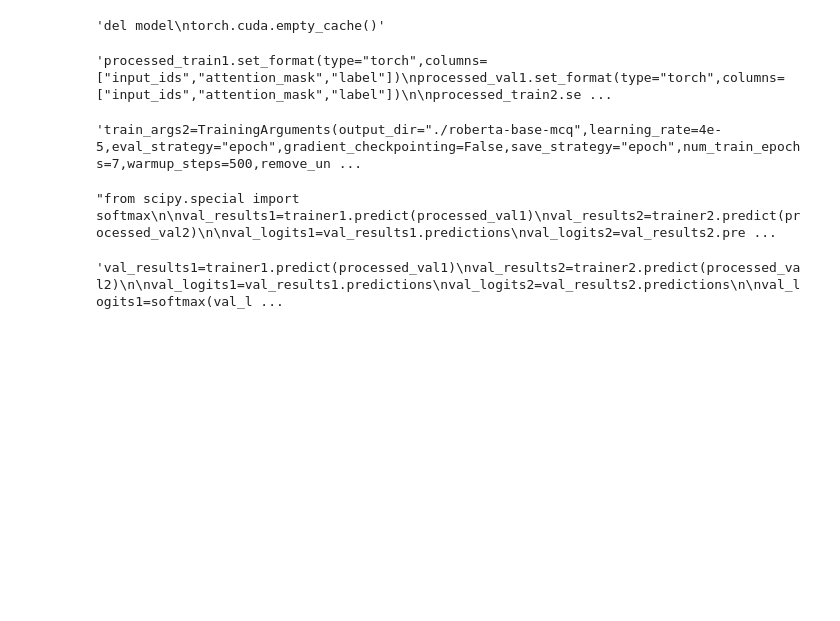
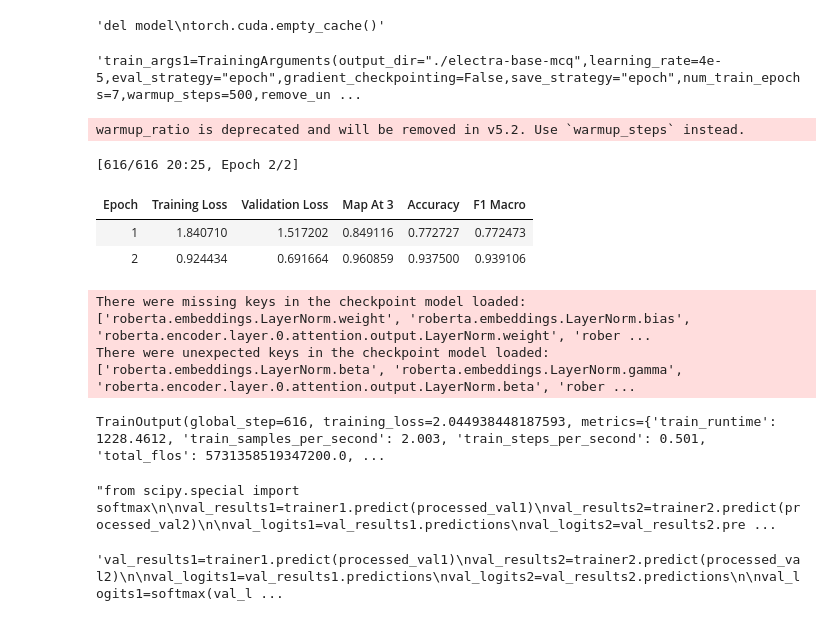
Before and after one commit to 24f2002314/DL-24f2002314-notebook-t22026, a Jupyter notebook: DL-24f2002314-notebook-t22026.ipynb, the cells around one changed output. Cells and saved outputs as stored; diff of their text form; code cells hidden in the pictures; blank space fills up the shorter version.

```diff
--- a/DL-24f2002314-notebook-t22026.ipynb
+++ b/DL-24f2002314-notebook-t22026.ipynb
@@ -363,16 +363,21 @@ train_loader=DataLoader(train_ds,batch_size=16,shuffle=True)
 import torch.nn as nn
 
 class MCQANN(nn.Module):
-    def __init__(self,input_dim=20,num_choices=5,hidden_dim=23):
+    def __init__(self,input_dim=20,num_choices=5,hidden_dim=32):
         super().__init__()
         self.net=nn.Sequential(
-            nn.Linear(input_dim,hidden_dim),
+            nn.Linear(input_dim, hidden_dim),
+            nn.BatchNorm1d(hidden_dim),
             nn.ReLU(),
-            nn.Dropout(0.2),
-            nn.Linear(hidden_dim,hidden_dim),
+            nn.Dropout(0.25),
+            nn.Linear(hidden_dim, hidden_dim),
+            nn.BatchNorm1d(hidden_dim),
             nn.ReLU(),
-            nn.Dropout(0.2),
-            nn.Linear(hidden_dim,num_choices)
+            nn.Dropout(0.25),
+            nn.Linear(hidden_dim,hidden_dim//2),
+            nn.ReLU(),
+            nn.Dropout(0.25),
+            nn.Linear(hidden_dim//2,num_choices)
         )
     def forward(self,x):
         return self.net(x)
@@ -402,7 +407,7 @@ import copy
 
 criteria=nn.CrossEntropyLoss()
 EPOCHS=400
-optimizer=torch.optim.Adam(model.parameters(),lr=6e-4,weight_decay=1e-4)
+optimizer=torch.optim.Adam(model.parameters(),lr=3e-4,weight_decay=1e-4)
 scheduler=torch.optim.lr_scheduler.CosineAnnealingLR(optimizer,T_max=EPOCHS,eta_min=1e-6)
 device="cuda" if torch.cuda.is_available() else "cpu"
 model.to(device)
@@ -505,5 +510,5 @@ wandb: Find logs at: ./wandb/run-20260724_144950-ann_version_scaled2/logs
 # %%
-"""from datasets import Dataset
+from datasets import Dataset
 
 label_map={'A':0,'B':1,'C':2,'D':3,'E':4}
 
@@ -513,4 +518,4 @@ x_tr['label']=y_train.map(label_map)
 x_v['label']=y_val.map(label_map)
 
 train_dataset=Dataset.from_pandas(x_tr.reset_index(drop=True))
-val_dataset=Dataset.from_pandas(x_v.reset_index(drop=True))"""
+val_dataset=Dataset.from_pandas(x_v.reset_index(drop=True))
@@ -519,12 +522,12 @@ val_dataset=Dataset.from_pandas(x_v.reset_index(drop=True))"""
 # %%
-"""from transformers import AutoModelForMultipleChoice,AutoTokenizer,TrainingArguments,Trainer
+from transformers import AutoModelForMultipleChoice,AutoTokenizer,TrainingArguments,Trainer
 import torch
 
 model_name1='google/electra-base-discriminator'
 tokeniser1=AutoTokenizer.from_pretrained(model_name1)
 model1=AutoModelForMultipleChoice.from_pretrained(model_name1,ignore_mismatched_sizes=True)
 
-model_name2='roberta-base'
+model_name2="FacebookAI/roberta-large"
 tokeniser2=AutoTokenizer.from_pretrained(model_name2)
 model2=AutoModelForMultipleChoice.from_pretrained(model_name2,ignore_mismatched_sizes=True)
 
@@ -543,5 +546,5 @@ def preprocessing(data,tokeniser):
 processed_train1=train_dataset.map(lambda x:preprocessing(x,tokeniser1),batched=True,remove_columns=train_dataset.column_names)
 processed_val1=val_dataset.map(lambda x:preprocessing(x,tokeniser1),batched=True,remove_columns=val_dataset.column_names)
 processed_train2=train_dataset.map(lambda x:preprocessing(x,tokeniser2),batched=True,remove_columns=train_dataset.column_names)
-processed_val2=val_dataset.map(lambda x:preprocessing(x,tokeniser2),batched=True,remove_columns=val_dataset.column_names)"""
+processed_val2=val_dataset.map(lambda x:preprocessing(x,tokeniser2),batched=True,remove_columns=val_dataset.column_names)
 # %% [output]
@@ -565,25 +609,26 @@ torch.cuda.empty_cache()"""
 # %%
-"""processed_train1.set_format(type="torch",columns=["input_ids","attention_mask","label"])
-processed_val1.set_format(type="torch",columns=["input_ids","attention_mask","label"])
-
-processed_train2.set_format(type="torch",columns=["input_ids","attention_mask","label"])
-processed_val2.set_format(type="torch",columns=["input_ids","attention_mask","label"])
-
-train_args1=TrainingArguments(output_dir="./electra-base-mcq",learning_rate=4e-5,eval_strategy="epoch",gradient_checkpointing=False,save_strategy="epoch",num_train_epochs=7,warmup_steps=500,remove_unused_columns=False,max_grad_norm=0.8,
+"""train_args1=TrainingArguments(output_dir="./electra-base-mcq",learning_rate=4e-5,eval_strategy="epoch",gradient_checkpointing=False,save_strategy="epoch",num_train_epochs=7,warmup_steps=500,remove_unused_columns=False,max_grad_norm=0.8,
                              fp16=False,weight_decay=0.1,logging_steps=10,metric_for_best_model="map_at_3",per_device_train_batch_size=8,per_device_eval_batch_size=8,load_best_model_at_end=True)
 
 trainer1=Trainer(model=model1,args=train_args1,train_dataset=processed_train1,eval_dataset=processed_val1,compute_metrics=compute_metrics)
 trainer1.train()"""
 # %% [output]
-'processed_train1.set_format(type="torch",columns=["input_ids","attention_mask","label"])\nprocessed_val1.set_format(type="torch",columns=["input_ids","attention_mask","label"])\n\nprocessed_train2.se ...
+'train_args1=TrainingArguments(output_dir="./electra-base-mcq",learning_rate=4e-5,eval_strategy="epoch",gradient_checkpointing=False,save_strategy="epoch",num_train_epochs=7,warmup_steps=500,remove_un ...
 # %%
-"""train_args2=TrainingArguments(output_dir="./roberta-base-mcq",learning_rate=4e-5,eval_strategy="epoch",gradient_checkpointing=False,save_strategy="epoch",num_train_epochs=7,warmup_steps=500,remove_unused_columns=False,max_grad_norm=1.0,
-                             fp16=False,weight_decay=0.01,logging_steps=10,metric_for_best_model="map_at_3",per_device_train_batch_size=8,per_device_eval_batch_size=8,load_best_model_at_end=True)
+train_args2=TrainingArguments(output_dir="./roberta-large-mcq",learning_rate=1e-5,eval_strategy="epoch",gradient_checkpointing=False,save_strategy="epoch",num_train_epochs=2,warmup_ratio=0.1,remove_unused_columns=False,max_grad_norm=1.0,
+                             fp16=True,weight_decay=0.01,logging_steps=10,metric_for_best_model="map_at_3",per_device_train_batch_size=2,per_device_eval_batch_size=2,load_best_model_at_end=True)
 
 trainer2=Trainer(model=model2,args=train_args2,train_dataset=processed_train2,eval_dataset=processed_val2,compute_metrics=compute_metrics)
-trainer2.train()"""
+trainer2.train()
 # %% [output]
-'train_args2=TrainingArguments(output_dir="./roberta-base-mcq",learning_rate=4e-5,eval_strategy="epoch",gradient_checkpointing=False,save_strategy="epoch",num_train_epochs=7,warmup_steps=500,remove_un ...
+warmup_ratio is deprecated and will be removed in v5.2. Use `warmup_steps` instead.
+[616/616 20:25, Epoch 2/2]
+| Epoch | Training Loss | Validation Loss | Map At 3 | Accuracy | F1 Macro |
+| 1 | 1.840710 | 1.517202 | 0.849116 | 0.772727 | 0.772473 |
+| 2 | 0.924434 | 0.691664 | 0.960859 | 0.937500 | 0.939106 |
+There were missing keys in the checkpoint model loaded: ['roberta.embeddings.LayerNorm.weight', 'roberta.embeddings.LayerNorm.bias', 'roberta.encoder.layer.0.attention.output.LayerNorm.weight', 'rober ...
+There were unexpected keys in the checkpoint model loaded: ['roberta.embeddings.LayerNorm.beta', 'roberta.embeddings.LayerNorm.gamma', 'roberta.encoder.layer.0.attention.output.LayerNorm.beta', 'rober ...
+TrainOutput(global_step=616, training_loss=2.044938448187593, metrics={'train_runtime': 1228.4612, 'train_samples_per_second': 2.003, 'train_steps_per_second': 0.501, 'total_flos': 5731358519347200.0, ...
 # %%
 model.eval()
 with torch.no_grad():
```
Also changed, not shown: parts of 11 cells of this notebook.
